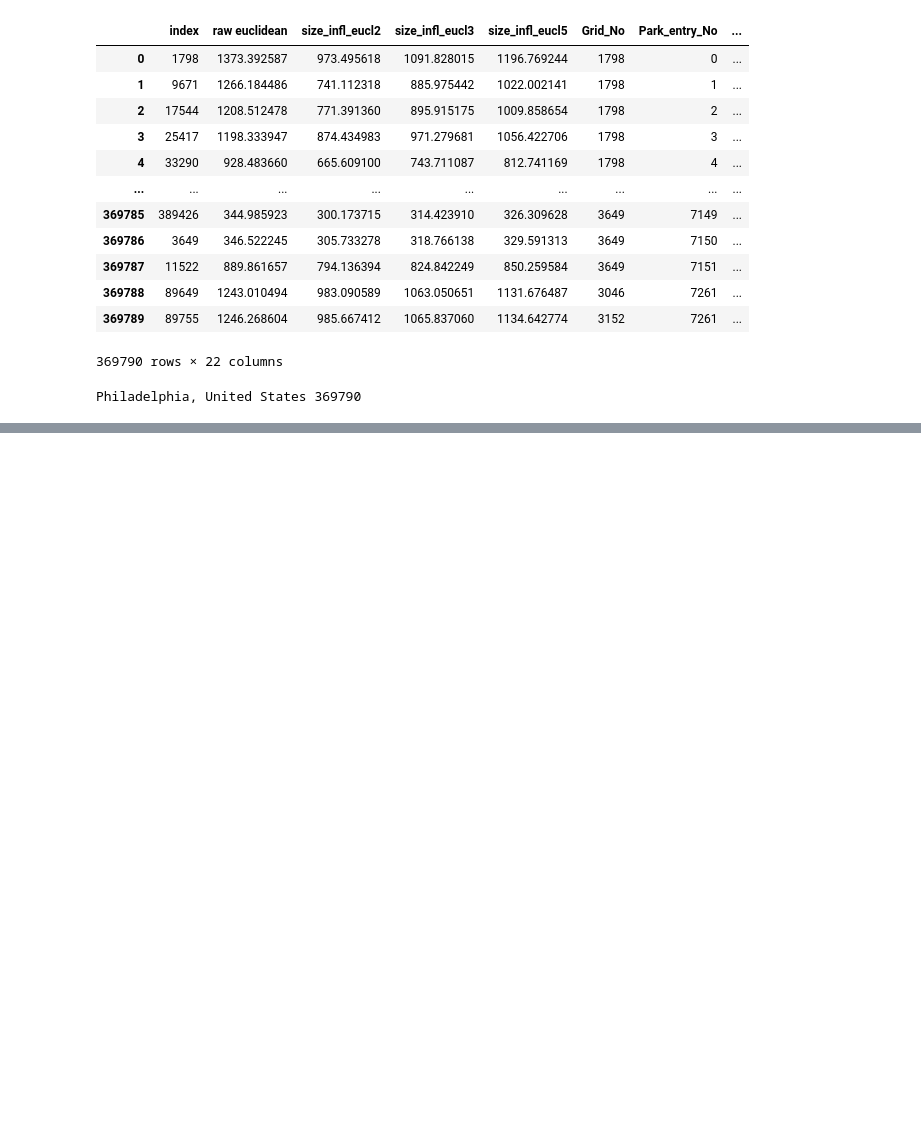
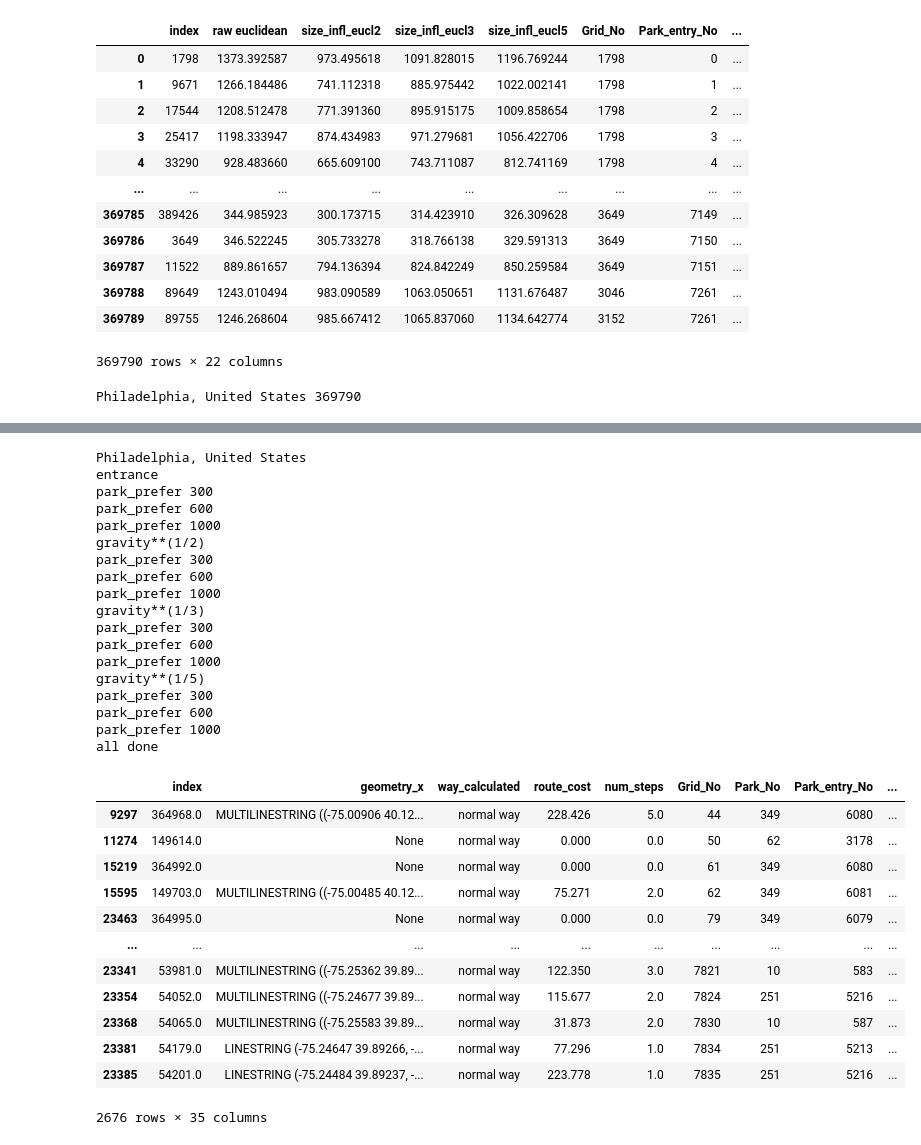
Before and after one commit to Bart-Breekveldt/Urban_Greenspace_Accessibility, a Jupyter notebook: Local Multiple Gravity Model.ipynb, the cells around one changed output, grey strips where cells are left out. Saved outputs shown, nothing was run; the diff lists cells and outputs as text; code cells hidden in the pictures; blank space fills up the shorter version.

```diff
--- a/Local Multiple Gravity Model.ipynb
+++ b/Local Multiple Gravity Model.ipynb
@@ -853,7 +868,7 @@ for i in range(len(cities)):
 
             # Get the park scores
             prk = pd.DataFrame()
-            prk[[score,'pop_' + score,'popreach'+score]] = str1.groupby('Park_No')[score,'pop' + score,'population'].sum()
+            prk[[score,'pop_' + score,'popreach'+score]] = str1.groupby('Park_No')[score,'pop' + score,'PoP2015_Number'].sum()
 
             prk['walkha_person_' + score] = str1.groupby('Park_No')['walkha_person' + str2].mean()
             prk[score + '_parks'] = str1.groupby('Park_No')['gridpark_no'].count()
@@ -880,10 +895,10 @@ for i in range(len(cities)):
 
             prk = gpd.GeoDataFrame(prk, geometry = score+'route', crs = 4326)
 
-            if not os.path.exists('D:Dumps/Scores output WP-OSM/'+str(grid_block_size)+'m grids/Park_lines/'):
-                os.makedirs('D:Dumps/Scores output WP-OSM/'+str(grid_block_size)+'m grids/Park_lines/')
+            if not os.path.exists('D:Dumps/Scores output/Park_lines/'):
+                os.makedirs('D:Dumps/Scores output/Park_lines/')
 
-            prk.to_file('D:Dumps/Scores output WP-OSM/'+str(grid_block_size)+'m grids/Park_lines/parkscore_'+ l1[j] + '_' + str2 + '_' + cities[i] + '.shp')
+            prk.to_file('D:Dumps/Scores output/Park_lines/parkscore_'+ l1[j] + '_' + str2 + '_' + cities[i] + '.shp')
 
             psc = prk.loc[:,~prk.columns.isin([score + 'route'])]
             prksc = pd.concat([prksc, psc])
@@ -893,19 +908,19 @@ for i in range(len(cities)):
         prksc = prksc.join(parks_in_range[i]['geometry'])
         prksc = gpd.GeoDataFrame(prksc, geometry = 'geometry', crs = 4326)
 
-        if not os.path.exists('D:Dumps/Scores output WP-OSM/'+str(grid_block_size)+'m grids/Park_geoms/'):
-            os.makedirs('D:Dumps/Scores output WP-OSM/'+str(grid_block_size)+'m grids/Park_geoms/')
+        if not os.path.exists('D:Dumps/Scores output/Park_geoms/'):
+            os.makedirs('D:Dumps/Scores output/Park_geoms/')
 
-        prksc.to_file('D:Dumps/Scores output WP-OSM/'+str(grid_block_size)+'m grids/Park_geoms/parkscore_'+ l1[j] + '_' + cities[i] + '.shp')
+        prksc.to_file('D:Dumps/Scores output/Park_geoms/parkscore_'+ l1[j] + '_' + cities[i] + '.shp')
 
         # Detailed scores to files number of cities * ways to measure = number of files.
         # Different threshold-scores are in the same dataframe
         prksc = prksc.loc[:, prksc.columns!='geometry']
 
-        if not os.path.exists('D:Dumps/Scores output WP-OSM/'+str(grid_block_size)+'m grids/Park_csv/'):
-            os.makedirs('D:Dumps/Scores output WP-OSM/'+str(grid_block_size)+'m grids/Park_csv/')
+        if not os.path.exists('D:Dumps/Scores output/Park_csv/'):
+            os.makedirs('D:Dumps/Scores output/Park_csv/')
 
-        prksc.to_csv('D:/Dumps/Scores output WP-OSM/'+str(grid_block_size)+'m grids/Park_csv/parkscore_'+ l1[j] + '_' + cities[i]+ '.csv')
+        prksc.to_csv('D:/Dumps/Scores output/Park_csv/parkscore_'+ l1[j] + '_' + cities[i]+ '.csv')
 
         print(m1[j], round((time.time() - start_time) / 60,2), 'mns')
     cityparks.append(parks)
@@ -917,44 +963,73 @@ preference = list([])
 for n in enumerate(cities):
     print(n[1])
     l1 = list(['raw','grav2','grav3','grav5'])
     m1 = list(['entrance','gravity**(1/2)','gravity**(1/3)','gravity**(1/5)'])
     prefer = list([])
     for j in enumerate(l1):
         pref = list([])
         print(m1[j[0]])
         for k in thresholds:
             score = 'tr_'+ str(k)
             g = gridpark[n[0]][j[0]].iloc[gridpark[n[0]][j[0]].groupby('Grid_No')[score].idxmax().dropna().astype(int)]
             g = g[g[score] > 0]
-            g.join(grids[n[0]]['dissolve_key'], how = 'outer')
+            g.join(grids[n[0]]['grid_id'], how = 'outer')
             g_csv = g.loc[:, (g.columns!='geometry_x') & (g.columns!='geometry_y')]
 
-            if not os.path.exists('D:Dumps/Scores output WP-OSM/'+str(grid_block_size)+'m grids/Grid_pref_parks_csv/'):
+            if not os.path.exists('D:Dumps/Scores output/Grid_pref_parks_csv/'):
                 os.makedirs('D:Dumps/Scores output WP-OSM/'+str(grid_block_size)+'m grids/Grid_pref_parks_csv/')
 
-            g_csv.to_csv('D:/Dumps/Scores output WP-OSM/'+str(grid_block_size)
-                         +'m grids/Grid_pref_parks_csv/park-pref_' + j[1] +'-'+ str(k) + '-' + n[1] +'.csv')
+            g_csv.to_csv('D:/Dumps/Scores output/Grid_pref_parks_csv/park-pref_' + j[1] +'-'+ str(k) + '-' + n[1] +'.csv')
 
             g_lines = gpd.GeoDataFrame(g.loc[:, ~g.columns.isin(['geometry_y'])], geometry = 'geometry_x', crs = 4326)
 
-            if not os.path.exists('D:Dumps/Scores output WP-OSM/'+str(grid_block_size)+'m grids/Grid_pref_parks_lines/'):
-                os.makedirs('D:Dumps/Scores output WP-OSM/'+str(grid_block_size)+'m grids/Grid_pref_parks_lines/')
+            if not os.path.exists('D:/Dumps/Scores output/Grid_pref_parks_lines/'):
+                os.makedirs('D:/Dumps/Scores output/Grid_pref_parks_lines/')
 
-            g_lines.to_file('D:Dumps/Scores output WP-OSM/'+str(grid_block_size)
-                            +'m grids/Grid_pref_parks_lines/park-pref_' +'-'+ j[1] + str(k) + '-' + n[1] +'.shp')
+            g_lines.to_file('D:/Dumps/Scores output/Grid_pref_parks_lines/park-pref_' +'-'+ j[1] + str(k) + '-' + n[1] +'.shp')
             g_geoms = gpd.GeoDataFrame(g.loc[:, ~g.columns.isin(['geometry_x'])], geometry = 'geometry_y', crs = 4326)
 
-            if not os.path.exists('D:Dumps/Scores output WP-OSM/'+str(grid_block_size)+'m grids/Grid_pref_parks_geoms/'):
-                os.makedirs('D:Dumps/Scores output WP-OSM/'+str(grid_block_size)+'m grids/Grid_pref_parks_geoms/')
+            if not os.path.exists('D:/Dumps/Scores output/Grid_pref_parks_geoms/'):
+                os.makedirs('D:/Dumps/Scores output/Grid_pref_parks_geoms/')
 
-            g_geoms.to_file('D:Dumps/Scores output WP-OSM/'+str(grid_block_size)
-                            +'m grids/Grid_pref_parks_geoms/park-pref_' +'-'+ j[1] + str(k) + '-' + n[1] +'.shp')
+            g_geoms.to_file('D:/Dumps/Scores output/Grid_pref_parks_geoms/park-pref_' +'-'+ j[1] + str(k) + '-' + n[1] +'.shp')
             pref.append(g)
             print('park_prefer',k)
         prefer.append(pref)
         len(pref)
     preference.append(prefer)
 print('all done')
 preference[0][0][0]
+# %% [output]
+Philadelphia, United States
+entrance
+park_prefer 300
+park_prefer 600
+park_prefer 1000
+gravity**(1/2)
+park_prefer 300
+park_prefer 600
+park_prefer 1000
+gravity**(1/3)
+park_prefer 300
+park_prefer 600
+park_prefer 1000
+gravity**(1/5)
+park_prefer 300
+park_prefer 600
+park_prefer 1000
+all done
+|  | index | geometry_x | way_calculated | route_cost | num_steps | Grid_No | Park_No | Park_entry_No | ... |
+| 9297 | 364968.0 | MULTILINESTRING ((-75.00906 40.12... | normal way | 228.426 | 5.0 | 44 | 349 | 6080 | ... |
+| 11274 | 149614.0 | None | normal way | 0.000 | 0.0 | 50 | 62 | 3178 | ... |
+| 15219 | 364992.0 | None | normal way | 0.000 | 0.0 | 61 | 349 | 6080 | ... |
+| 15595 | 149703.0 | MULTILINESTRING ((-75.00485 40.12... | normal way | 75.271 | 2.0 | 62 | 349 | 6081 | ... |
+| 23463 | 364995.0 | None | normal way | 0.000 | 0.0 | 79 | 349 | 6079 | ... |
+| ... | ... | ... | ... | ... | ... | ... | ... | ... | ... |
+| 23341 | 53981.0 | MULTILINESTRING ((-75.25362 39.89... | normal way | 122.350 | 3.0 | 7821 | 10 | 583 | ... |
+| 23354 | 54052.0 | MULTILINESTRING ((-75.24677 39.89... | normal way | 115.677 | 2.0 | 7824 | 251 | 5216 | ... |
+| 23368 | 54065.0 | MULTILINESTRING ((-75.25583 39.89... | normal way | 31.873 | 2.0 | 7830 | 10 | 587 | ... |
+| 23381 | 54179.0 | LINESTRING (-75.24647 39.89266, -... | normal way | 77.296 | 1.0 | 7834 | 251 | 5213 | ... |
+| 23385 | 54201.0 | LINESTRING (-75.24484 39.89237, -... | normal way | 223.778 | 1.0 | 7835 | 251 | 5216 | ... |
+2676 rows × 35 columns
 # %%
 print(round((time.time() - start) / 60,2),'mns')
```
Also changed, not shown: parts of 8 cells of this notebook.
